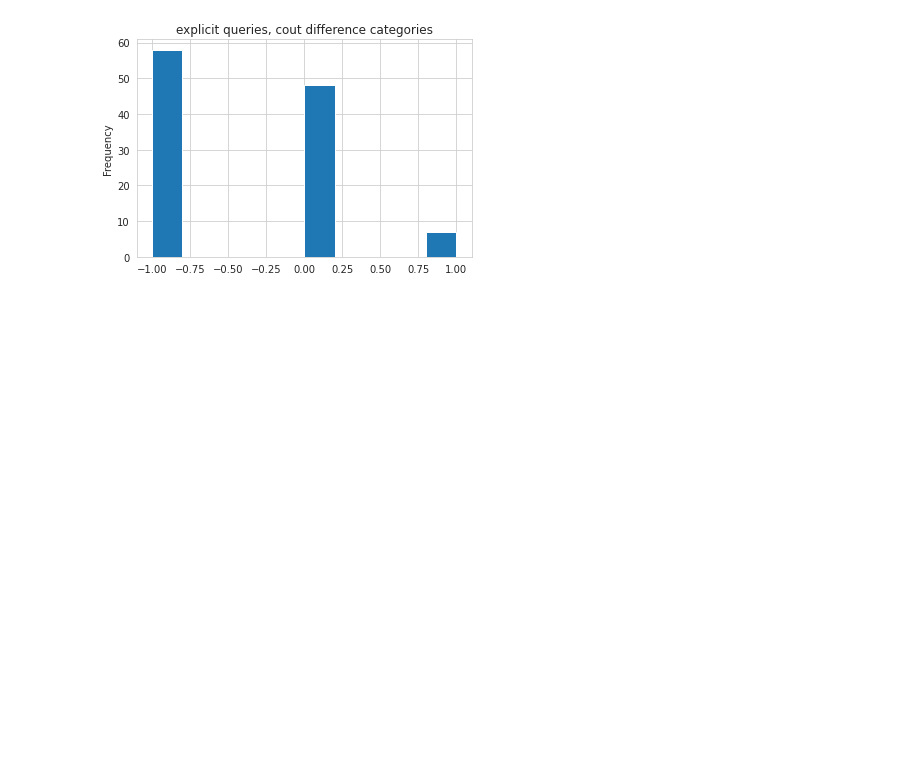
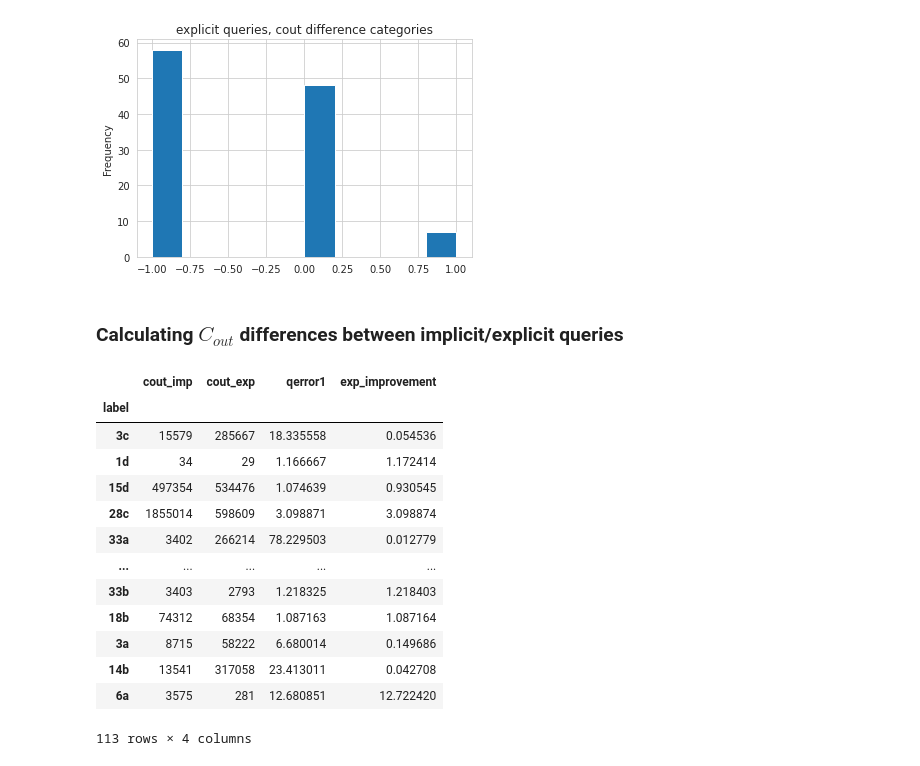
Before and after one commit to rbergm/aft, a Jupyter notebook: C_out evaluation.ipynb, the cells around one changed output. Cells and saved outputs as stored; diff of their text form; code cells hidden in the pictures; blank space fills up the shorter version.

Commit message:
Directly compare implicit/explicit UES workloads

```diff
--- a/C_out evaluation.ipynb
+++ b/C_out evaluation.ipynb
@@ -112,3 +113,32 @@ np.sign(df_exp_comb.cout_diff).plot(kind="hist", title="explicit queries, cout d
 # %% [output]
 <AxesSubplot:title={'center':'explicit queries, cout difference categories'}, ylabel='Frequency'>
 [figure]
+# %% [markdown]
+### Calculating $C_{out}$ differences between implicit/explicit queries
+# %%
+def qerror1(first, second):
+    data = np.asarray([first, second])
+    return (np.max(data, axis=0)+1) / (np.min(data, axis=0)+1)
+# %%
+df_impexp_nlj = pd.merge(df_imp_nlj[proj], df_exp_nlj[proj], on="label", suffixes=("_imp", "_exp"))
+df_impexp_nlj.set_index("label", inplace=True)
+# %%
+df_impexp_nlj["qerror1"] = qerror1(df_impexp_nlj.cout_imp, df_impexp_nlj.cout_exp)
+# %%
+df_impexp_nlj["exp_improvement"] = df_impexp_nlj.cout_imp.replace(0, np.nan) / df_impexp_nlj.cout_exp.replace(0, np.nan)
+df_impexp_nlj
+# %% [output]
+|  | cout_imp | cout_exp | qerror1 | exp_improvement |
+| label |  |  |  |  |
+| 3c | 15579 | 285667 | 18.335558 | 0.054536 |
+| 1d | 34 | 29 | 1.166667 | 1.172414 |
+| 15d | 497354 | 534476 | 1.074639 | 0.930545 |
+| 28c | 1855014 | 598609 | 3.098871 | 3.098874 |
+| 33a | 3402 | 266214 | 78.229503 | 0.012779 |
+| ... | ... | ... | ... | ... |
+| 33b | 3403 | 2793 | 1.218325 | 1.218403 |
+| 18b | 74312 | 68354 | 1.087163 | 1.087164 |
+| 3a | 8715 | 58222 | 6.680014 | 0.149686 |
+| 14b | 13541 | 317058 | 23.413011 | 0.042708 |
+| 6a | 3575 | 281 | 12.680851 | 12.722420 |
+113 rows × 4 columns
```
Also changed, not shown: parts of 8 cells of this notebook.
